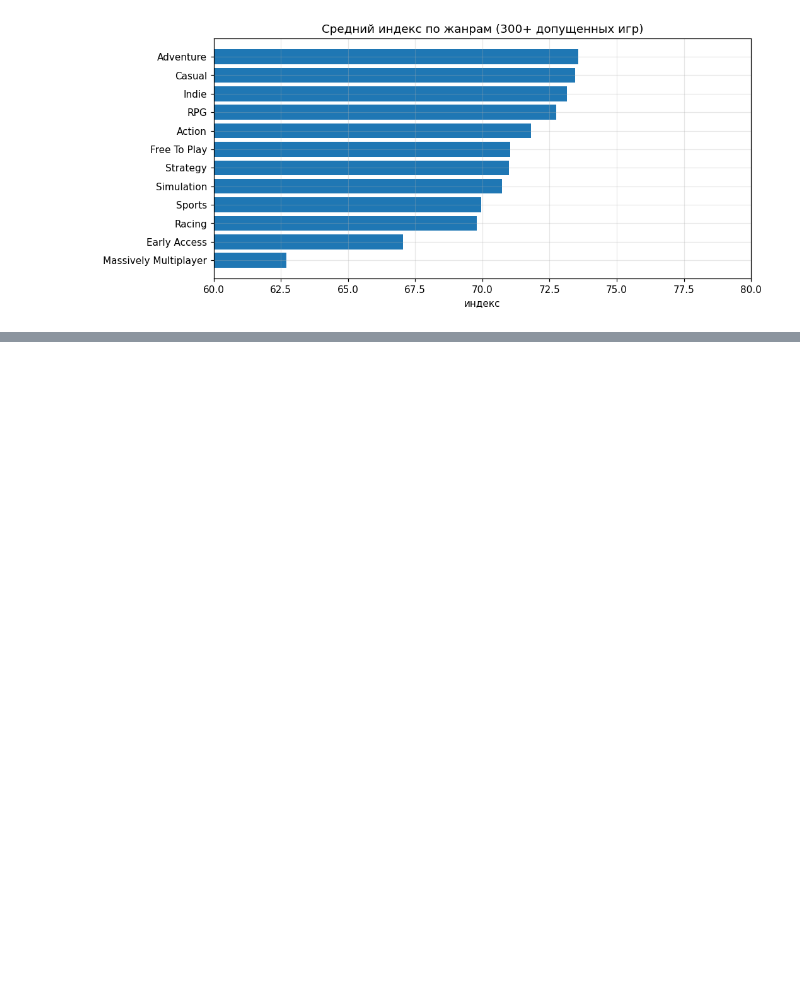
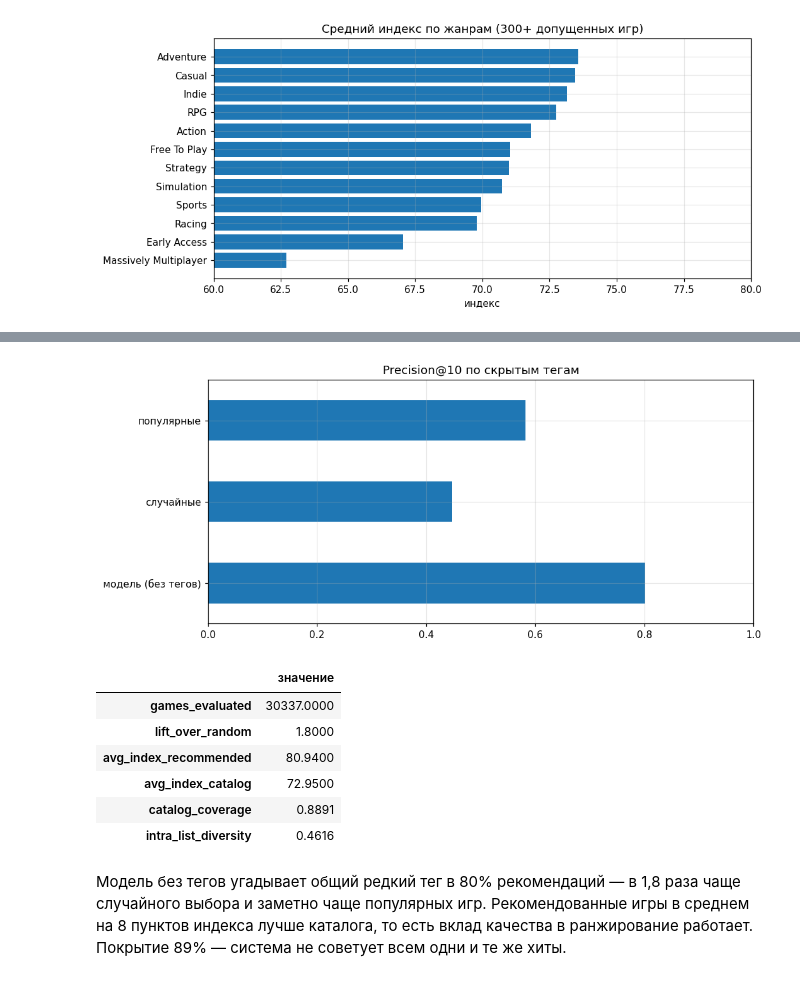
Before and after one commit to imkholodkov/must-play, a Jupyter notebook: ml/notebooks/eda.ipynb, the cells around one changed output, grey strips where cells are left out. Saved outputs shown, nothing was run; the diff lists cells and outputs as text; code cells hidden in the pictures; blank space fills up the shorter version.

Commit message:
docs: результаты метрик рекомендаций в README, PLAN и ноутбуке EDA
Co-Authored-By: Claude Opus 5.5 <noreply@anthropic.com>

```diff
--- a/ml/notebooks/eda.ipynb
+++ b/ml/notebooks/eda.ipynb
@@ -204,3 +212,25 @@ plt.show()
+# %%
+with open(os.path.join(ROOT, "ml", "rec_metrics.json"), encoding="utf-8") as f:
+    rec = json.load(f)
+precision = pd.Series(rec["tag_precision_at_10"]).rename(
+    {"model_without_tags": "модель (без тегов)", "random": "случайные", "popular": "популярные"}
+)
+precision.plot.barh(title="Precision@10 по скрытым тегам", xlim=(0, 1))
+plt.show()
+pd.Series({k: v for k, v in rec.items() if k != "tag_precision_at_10"}).to_frame("значение")
+# %% [output]
+[figure, added]
+|  | значение |
+| games_evaluated | 30337.0000 |
+| lift_over_random | 1.8000 |
+| avg_index_recommended | 80.9400 |
+| avg_index_catalog | 72.9500 |
+| catalog_coverage | 0.8891 |
+| intra_list_diversity | 0.4616 |
+# %% [markdown]
+Модель без тегов угадывает общий редкий тег в 80% рекомендаций — в 1,8 раза чаще случайного выбора
+и заметно чаще популярных игр. Рекомендованные игры в среднем на 8 пунктов индекса лучше каталога,
+то есть вклад качества в ранжирование работает. Покрытие 89% — система не советует всем одни и те же хиты.
 # %% [markdown]
 ## Выводы
 
```
Also changed, not shown: parts of 5 cells of this notebook, 4 other files.
